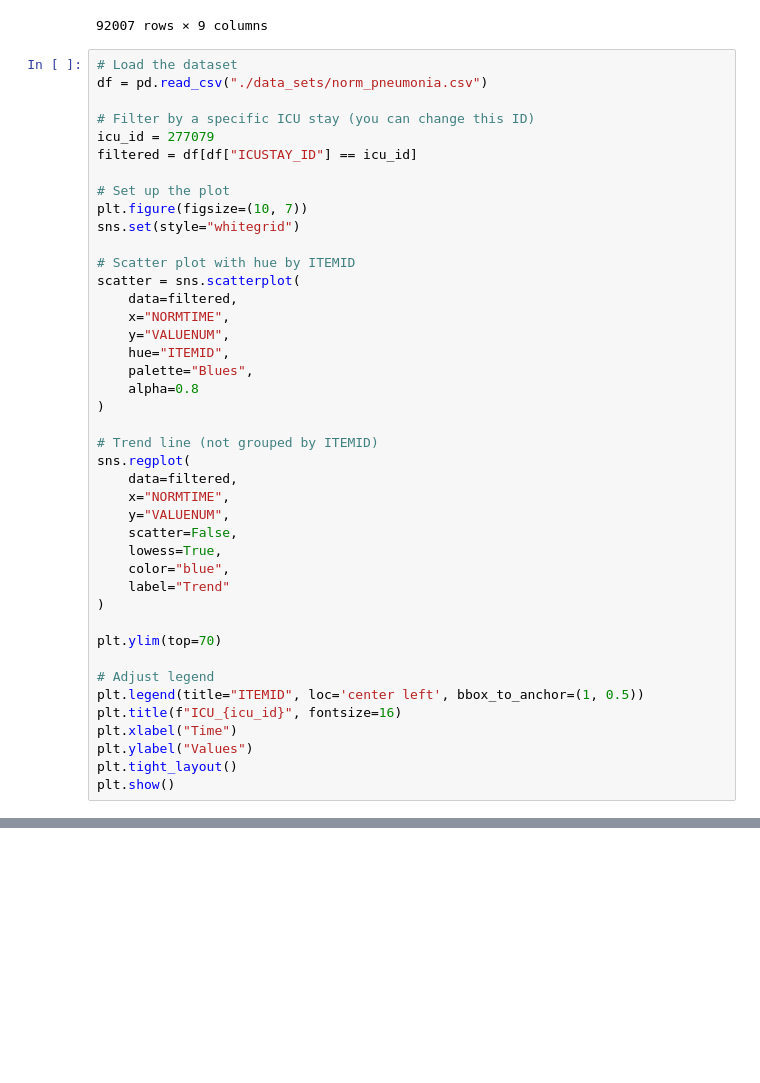
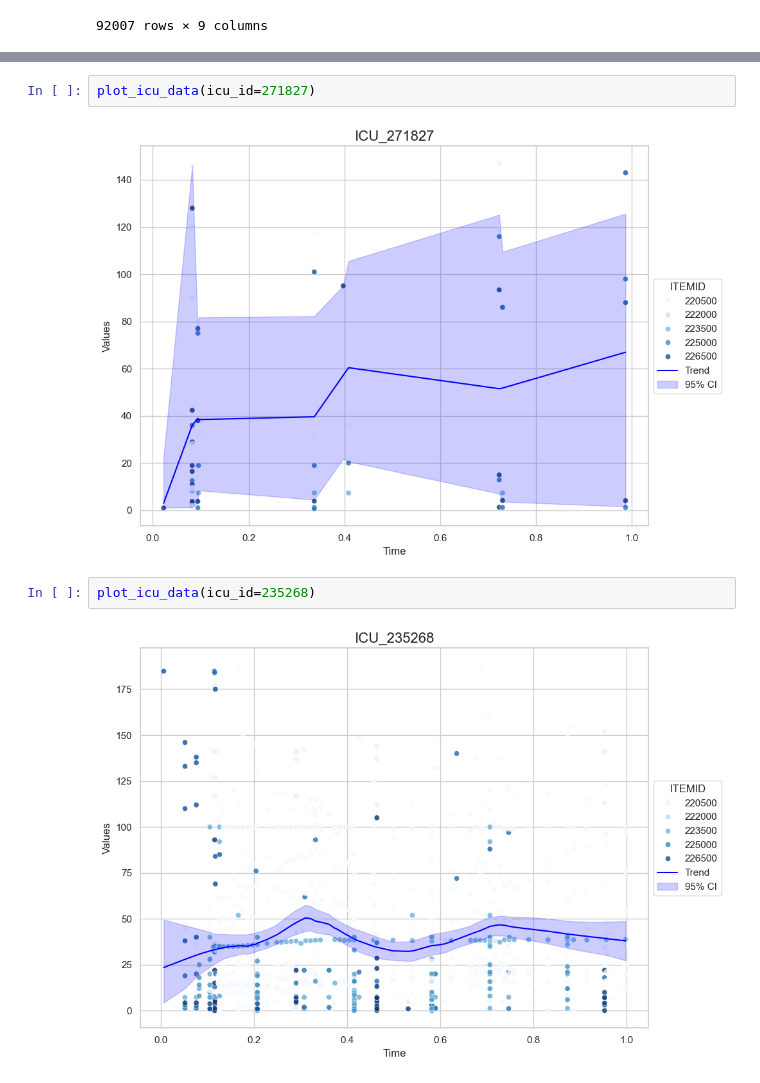
Before and after one commit to Francesinhas/mimic3-length-of-stay-prediction, a Jupyter notebook: 24hVisualisation.ipynb, the cells around one changed output, grey strips where cells are left out. Saved outputs shown, nothing was run; the diff lists cells and outputs as text; blank space fills up the shorter version.

Commit message:
separated graphics for 3 different icustay_id

```diff
--- a/24hVisualisation.ipynb
+++ b/24hVisualisation.ipynb
@@ -330,45 +328,3 @@ df_merged_with_chartevents.drop(columns='_merge')
 | 986483 | 97567 | 186941 | 231717 | 2199-12-03 13:49:15 | 224688.0 | 16.0 | 2199-12-04 00:00:00 | insp/min | 0.424132 |
 | 986484 | 97567 | 186941 | 231717 | 2199-12-03 13:49:15 | 224689.0 | 0.0 | 2199-12-04 00:00:00 | insp/min | 0.424132 |
 92007 rows × 9 columns
-# %%
-# Load the dataset
-df = pd.read_csv("./data_sets/norm_pneumonia.csv")
-
-# Filter by a specific ICU stay (you can change this ID)
-icu_id = 277079
-filtered = df[df["ICUSTAY_ID"] == icu_id]
-
-# Set up the plot
-plt.figure(figsize=(10, 7))
-sns.set(style="whitegrid")
-
-# Scatter plot with hue by ITEMID
-scatter = sns.scatterplot(
-    data=filtered,
-    x="NORMTIME",
-    y="VALUENUM",
-    hue="ITEMID",
-    palette="Blues",
-    alpha=0.8
-)
-
-# Trend line (not grouped by ITEMID)
-sns.regplot(
-    data=filtered,
-    x="NORMTIME",
-    y="VALUENUM",
-    scatter=False,
-    lowess=True,
-    color="blue",
-    label="Trend"
-)
-
-plt.ylim(top=70)
-
-# Adjust legend
-plt.legend(title="ITEMID", loc='center left', bbox_to_anchor=(1, 0.5))
-plt.title(f"ICU_{icu_id}", fontsize=16)
-plt.xlabel("Time")
-plt.ylabel("Values")
-plt.tight_layout()
-plt.show()
@@ -376,0 +389,8 @@ plt.show()
+# %%
+plot_icu_data(icu_id=271827)
+# %% [output]
+[figure, added]
+# %%
+plot_icu_data(icu_id=235268)
+# %% [output]
+[figure, added]
```
Also changed, not shown: parts of 8 cells of this notebook.
